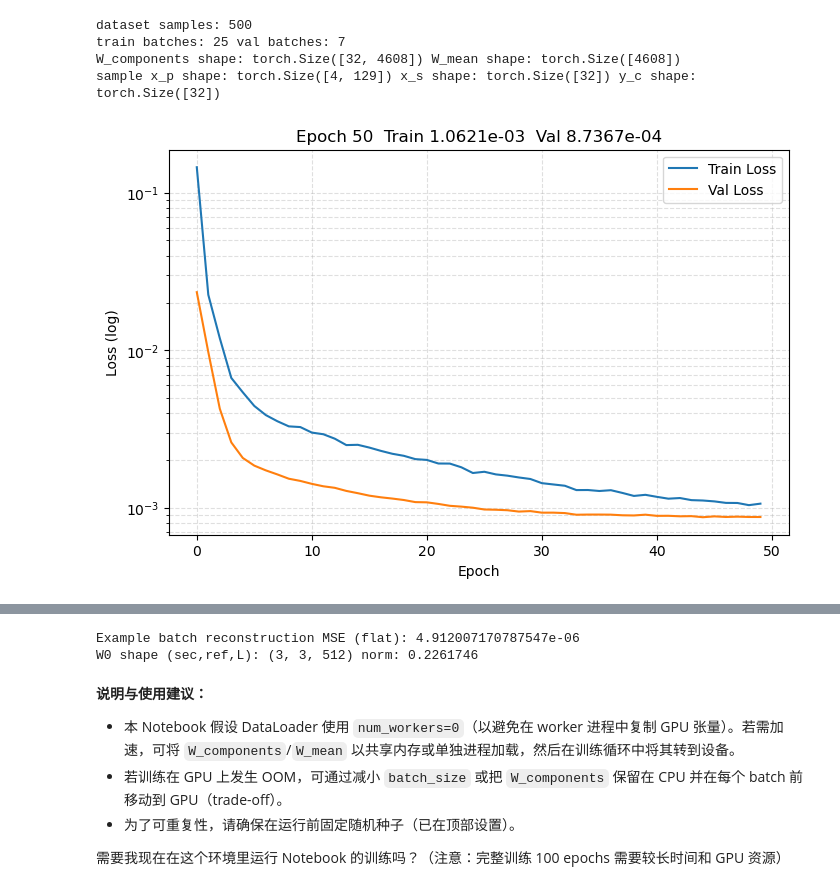
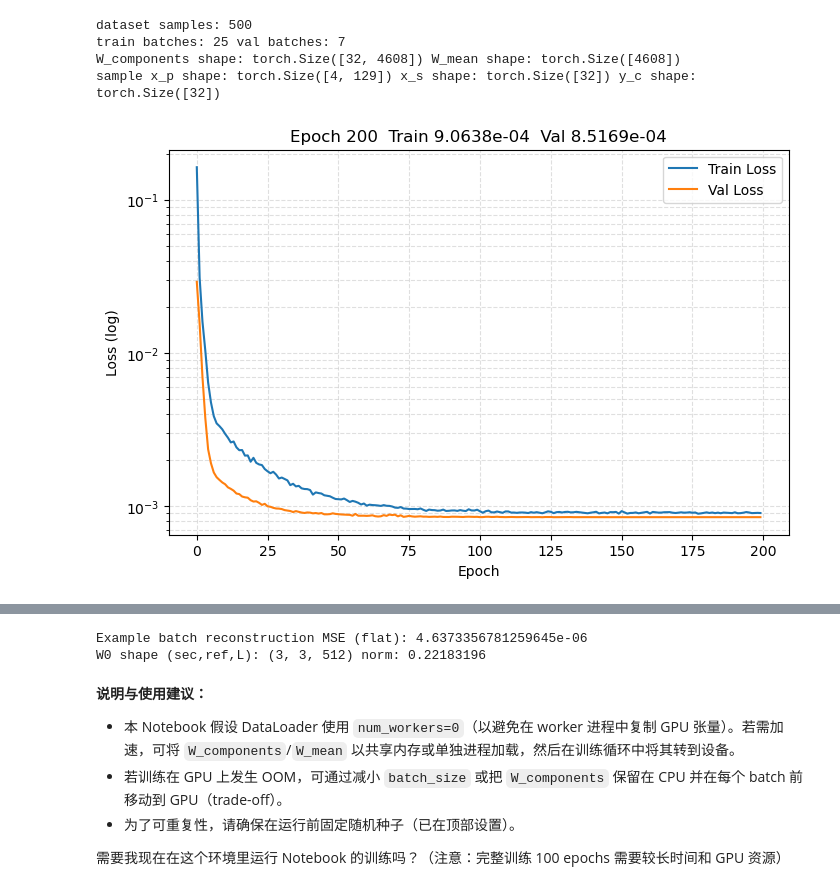
Before and after one commit to blueherat/distributed_anc_sim_py, a Jupyter notebook: python_impl/notebooks/train_anc.ipynb, the cells around one changed output, grey strips where cells are left out. Drawn from its saved outputs; the diff is of its cells as text; code cells hidden in the pictures.

Commit message:
500room、初代网络的最终之作

```diff
--- a/python_impl/notebooks/train_anc.ipynb
+++ b/python_impl/notebooks/train_anc.ipynb
@@ -241,7 +241,7 @@ sample x_p shape: torch.Size([4, 129]) x_s shape: torch.Size([32]) y_c shape: to
 model = MIMO_Conditioned_ANCNet().to(device)
 optimizer = torch.optim.AdamW(model.parameters(), lr=1e-3, weight_decay=1e-4)
 scheduler = torch.optim.lr_scheduler.ReduceLROnPlateau(optimizer, mode='min', patience=5, factor=0.5, verbose=True)
-epochs = 50
+epochs = 200
 best_val = float('inf')
 train_hist = []
 val_hist = []
@@ -304,33 +304,33 @@ for epoch in range(1, epochs + 1):
     val_hist.append(val_loss)
 
     # 调度器根据验证集 loss 调整学习率
     scheduler.step(val_loss)
 
     # 动态可视化（清屏+绘图）
     clear_output(wait=True)
     plt.figure(figsize=(8,5))
     plt.plot(train_hist, label='Train Loss')
     plt.plot(val_hist, label='Val Loss')
     plt.yscale('log')
     plt.xlabel('Epoch')
     plt.ylabel('Loss (log)')
     plt.title(f'Epoch {epoch}  Train {train_loss:.4e}  Val {val_loss:.4e}')
     plt.grid(True, which='both', ls='--', alpha=0.4)
     plt.legend()
     plt.show()
 
     # 保存最佳模型
     if val_loss < best_val:
         best_val = val_loss
-        torch.save(model.state_dict(), 'best_mimo_anc_net.pth')
+        torch.save(model.state_dict(), 'best_mimo_anc_net_500room_200epoch.pth')
         print(f'>>> Saved best model at epoch {epoch}, val_loss={val_loss:.6e}')
 
     # 简要日志
     elapsed = time.time() - t0
     print(f'Epoch {epoch}/{epochs}  train_loss={train_loss:.6e}  val_loss={val_loss:.6e}  time={elapsed:.1f}s')
 
 # 训练结束后，最后再保存一次（可选）
-torch.save(model.state_dict(), 'final_mimo_anc_net.pth')
+torch.save(model.state_dict(), 'final_mimo_anc_net_500room_200epoch.pth')
 print('Training complete. Best val loss:', best_val)
 # %% [output]
-[figure, old version]
+[figure, new version]
@@ -339,7 +339,7 @@ Training complete. Best val loss: 0.000870832840778998
 # %%
 # 推理示例：载入 best 模型并对验证集首个 batch 输出重构统计信息
 m = MIMO_Conditioned_ANCNet().to(device)
-m.load_state_dict(torch.load('best_mimo_anc_net.pth', map_location=device))
+m.load_state_dict(torch.load('best_mimo_anc_net_500room_200epoch.pth', map_location=device))
 m.eval()
 with torch.no_grad():
     for xb_p, xb_s, yb_c in val_loader:
@@ -357,8 +357,8 @@ with torch.no_grad():
         print('W0 shape (sec,ref,L):', W0.shape, 'norm:', np.linalg.norm(W0))
         break
 # %% [output]
-Example batch reconstruction MSE (flat): 4.912007170787547e-06
-W0 shape (sec,ref,L): (3, 3, 512) norm: 0.2261746
+Example batch reconstruction MSE (flat): 4.6373356781259645e-06
+W0 shape (sec,ref,L): (3, 3, 512) norm: 0.22183196
 # %% [markdown]
 **说明与使用建议：**
 - 本 Notebook 假设 DataLoader 使用 `num_workers=0`（以避免在 worker 进程中复制 GPU 张量）。若需加速，可将 `W_components`/`W_mean` 以共享内存或单独进程加载，然后在训练循环中将其转到设备。
```
Also changed, not shown: parts of 1 cell of this notebook, 6 other files.
